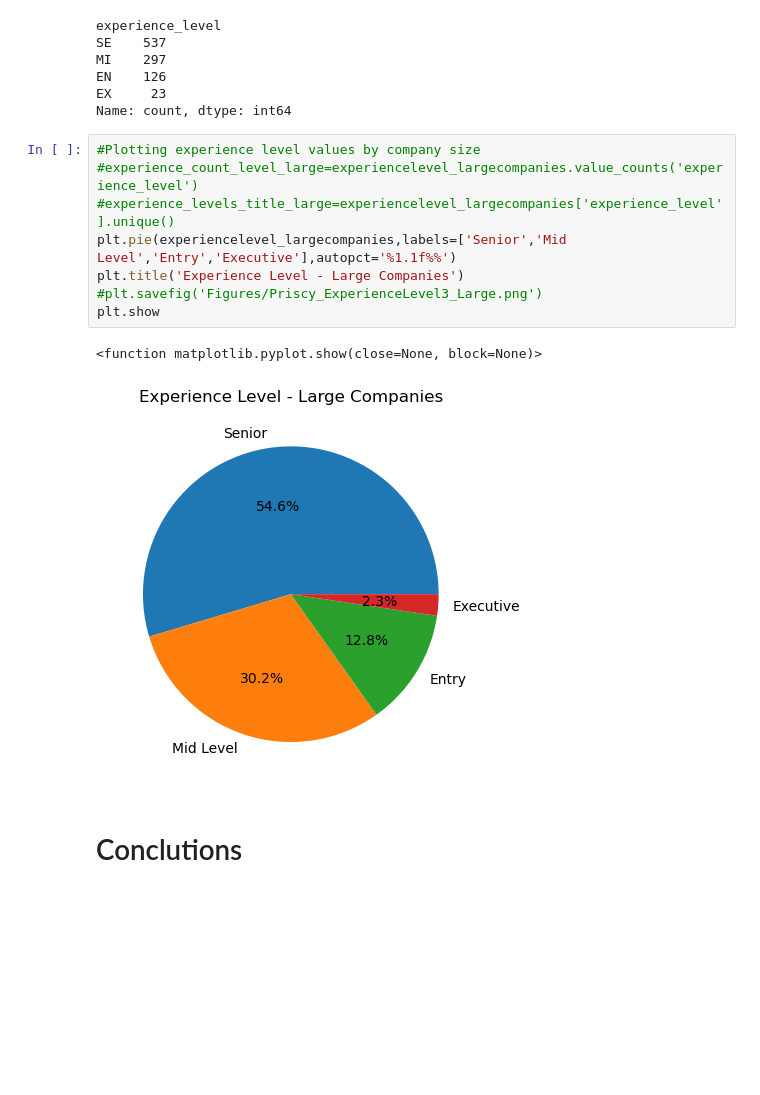
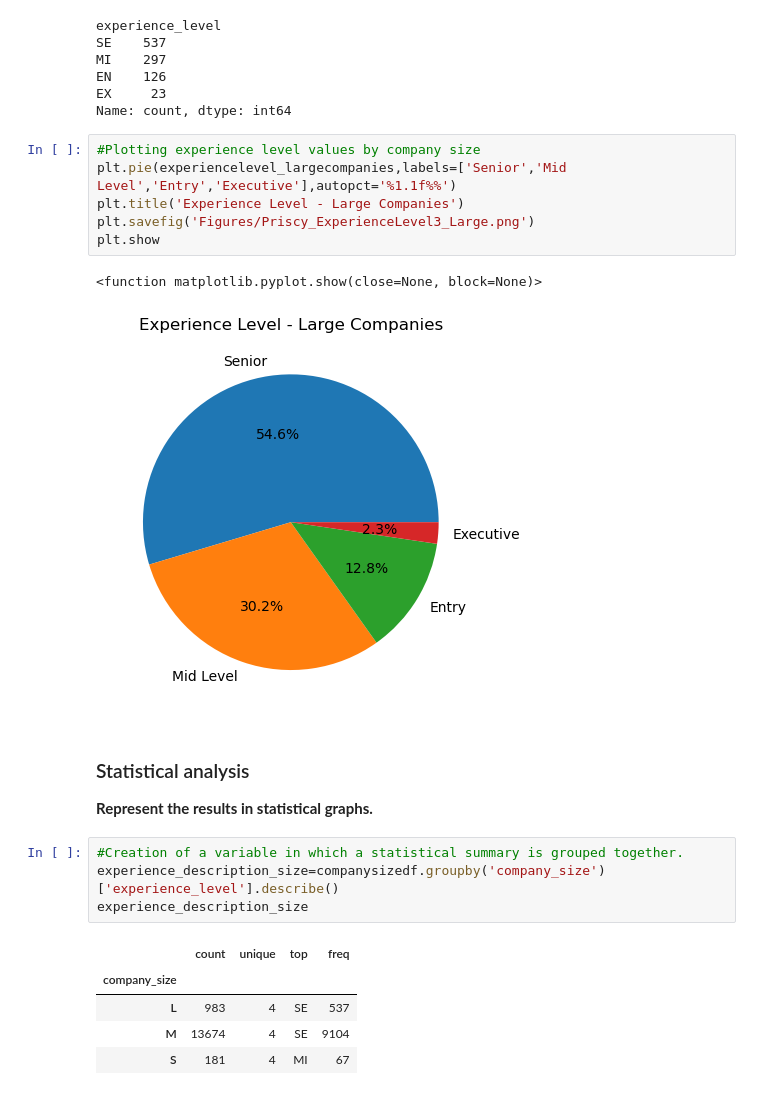
Before and after one commit to Starkilled1/Data-Salaries-2023-2024-analysis, a Jupyter notebook: Priscy.ipynb, the cells around one changed output. Drawn from its saved outputs; the diff is of its cells as text; blank space fills up the shorter version.

Commit message:
Added Priscy final code and images

```diff
--- a/Priscy.ipynb
+++ b/Priscy.ipynb
@@ -264,14 +306,23 @@ EX     23
 Name: count, dtype: int64
 # %%
 #Plotting experience level values by company size
-#experience_count_level_large=experiencelevel_largecompanies.value_counts('experience_level')
-#experience_levels_title_large=experiencelevel_largecompanies['experience_level'].unique()
 plt.pie(experiencelevel_largecompanies,labels=['Senior','Mid Level','Entry','Executive'],autopct='%1.1f%%')
 plt.title('Experience Level - Large Companies')
-#plt.savefig('Figures/Priscy_ExperienceLevel3_Large.png')
+plt.savefig('Figures/Priscy_ExperienceLevel3_Large.png')
 plt.show
 # %% [output]
 <function matplotlib.pyplot.show(close=None, block=None)>
 [figure]
-# %% [markdown]
-# Conclutions
+# %% [markdown]
+### Statistical analysis
+**Represent the results in statistical graphs.**
+# %%
+#Creation of a variable in which a statistical summary is grouped together.
+experience_description_size=companysizedf.groupby('company_size')['experience_level'].describe()
+experience_description_size
+# %% [output]
+|  | count | unique | top | freq |
+| company_size |  |  |  |  |
+| L | 983 | 4 | SE | 537 |
+| M | 13674 | 4 | SE | 9104 |
+| S | 181 | 4 | MI | 67 |
```
Also changed, not shown: parts of 18 cells of this notebook, 7 other files.
